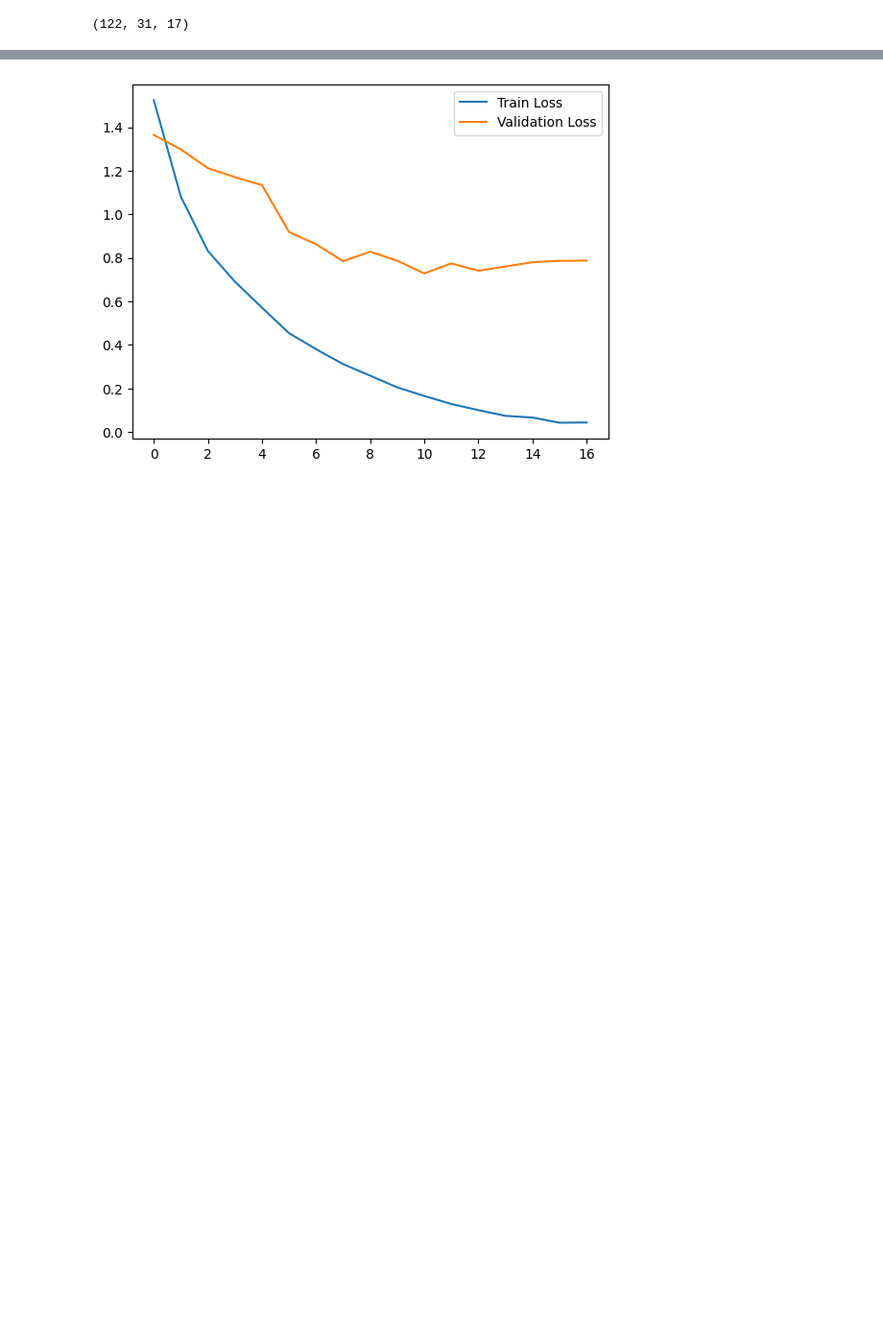
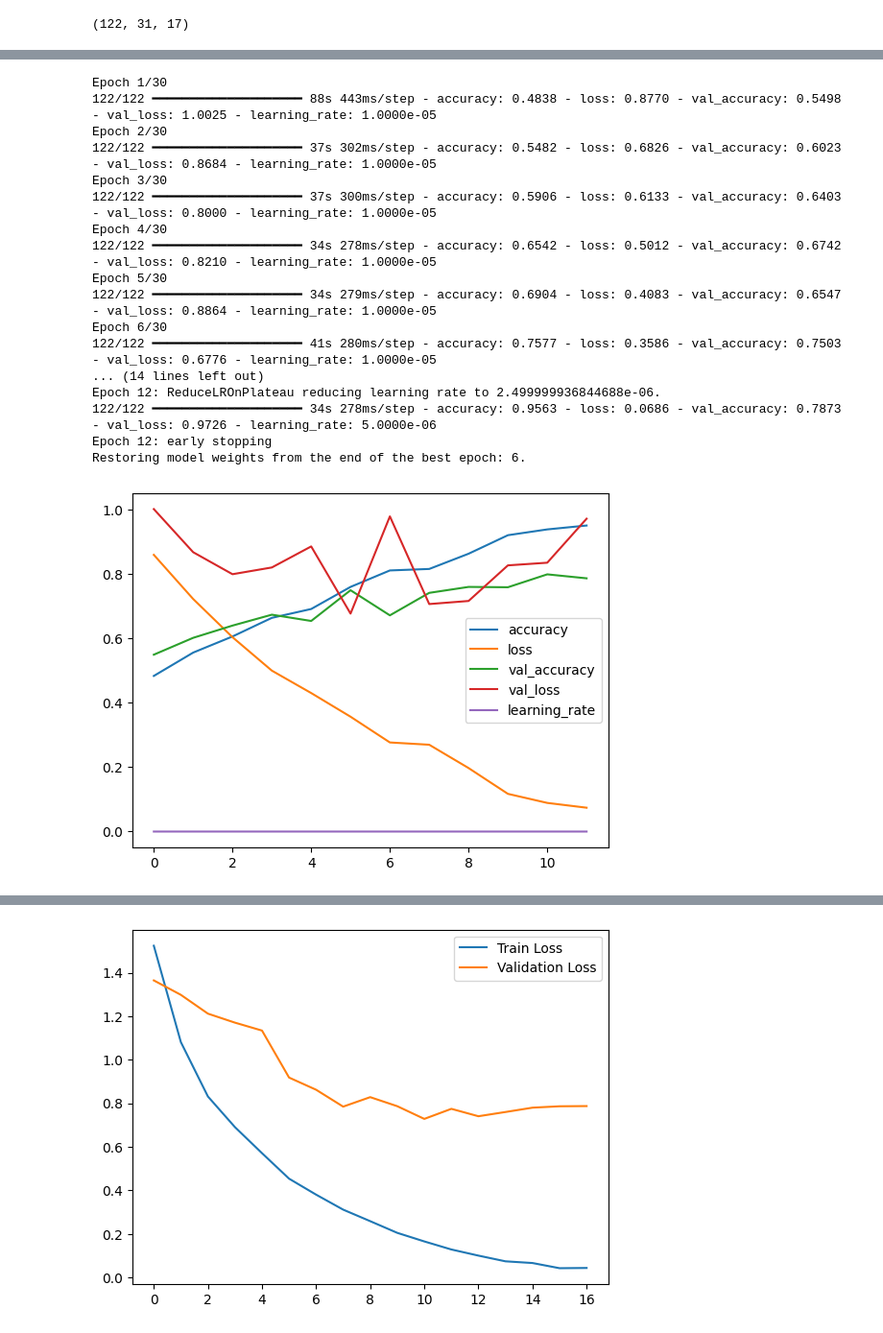
Before and after one commit to haeb98/DA36-mini3-hairwego, a Jupyter notebook: Haebin/ResNet50_class_weight_fine_tuned.ipynb, the cells around one changed output, grey strips where cells are left out. Shown at 96% size. Saved outputs shown, nothing was run; the diff lists cells and outputs as text; code cells hidden in the pictures; blank space fills up the shorter version.

```diff
--- a/Haebin/ResNet50_class_weight_fine_tuned.ipynb
+++ b/Haebin/ResNet50_class_weight_fine_tuned.ipynb
@@ -258,9 +260,13 @@ conv5_block3_2_conv : True
 # %%
+# @title 미세조정 1단계: 분류층 레이어만 학습
+
 from tensorflow.keras.callbacks import EarlyStopping, ReduceLROnPlateau
 from tensorflow.keras.optimizers import Adam
-# 모델체크포인트 콜백
-from tensorflow.keras.callbacks import ModelCheckpoint
 from sklearn.utils.class_weight import compute_class_weight
+
+# 특성추출층 freeze
+for layer in model.layers[:-5]:
+    layer.trainable = False
 
 # 모델 컴파일
 model.compile(
@@ -268,14 +274,6 @@ model.compile(
     optimizer =Adam(learning_rate=0.00001),
     metrics = ['accuracy']
 )
-
-# model_checkpoint_cb = ModelCheckpoint(
-#     filepath='./results/checkpoint.{epoch:02d}-{val_loss:.2f}.keras',
-#     save_weights_only=False, # 모델로 저장옵션
-#     save_best_only=True, # 이전 epoch보다 좋은 성능을 낸 경우만 저장
-#     monitor='val_loss',
-#     verbose=1
-# )
 
 early_stopping_cb = EarlyStopping(monitor='val_loss', patience=6, verbose=1, restore_best_weights=True)
 reduce_lr_on_plateau_cb = ReduceLROnPlateau(monitor='val_loss', patience=3, factor=0.5, verbose=1)
@@ -317,0 +329,64 @@ Restoring model weights from the end of the best epoch: 11.
+# %%
+# @title 미세조정 2단계: 특성추출층/분류층 레이어 모두 학습
+# - 특성추출층에 있는 BatchNormalization 학습 제외
+
+# 특성추출층 unfreeze
+for layer in model.layers:
+    if not isinstance(layer, layers.BatchNormalization):
+        layer.trainable = True
+
+# 모델 컴파일
+model.compile(
+    loss = 'sparse_categorical_crossentropy',
+    optimizer =Adam(learning_rate=0.00001),
+    metrics = ['accuracy']
+)
+
+
+early_stopping_cb = EarlyStopping(monitor='val_loss', patience=6, verbose=1, restore_best_weights=True)
+reduce_lr_on_plateau_cb = ReduceLROnPlateau(monitor='val_loss', patience=3, factor=0.5, verbose=1)
+
+
+# 클래스 불균형에 맞게 가중치 계산
+class_weights = compute_class_weight('balanced', classes=np.unique(tr_labels), y=tr_labels)
+
+# 계산된 class weights를 딕셔너리 형태로 변환
+class_weight_dict = dict(enumerate(class_weights))
+
+
+# 학습
+history = model.fit(
+    tr_seq,
+    epochs=30,
+    validation_data=val_seq,
+    callbacks=[early_stopping_cb, reduce_lr_on_plateau_cb],
+    class_weight=class_weight_dict  # 클래스 가중치를 학습에 반영)
+)
+
+
+# 학습결과 시각화
+pd.DataFrame(history.history).plot()
+plt.show()
+
+# 평가
+loss, accuracy = model.evaluate(test_seq)
+print(f'loss: {loss:.4f}, accuracy: {accuracy:.4f}')
+# %% [output]
+Epoch 1/30
+122/122 ━━━━━━━━━━━━━━━━━━━━ 88s 443ms/step - accuracy: 0.4838 - loss: 0.8770 - val_accuracy: 0.5498 - val_loss: 1.0025 - learning_rate: 1.0000e-05
+Epoch 2/30
+122/122 ━━━━━━━━━━━━━━━━━━━━ 37s 302ms/step - accuracy: 0.5482 - loss: 0.6826 - val_accuracy: 0.6023 - val_loss: 0.8684 - learning_rate: 1.0000e-05
+Epoch 3/30
+122/122 ━━━━━━━━━━━━━━━━━━━━ 37s 300ms/step - accuracy: 0.5906 - loss: 0.6133 - val_accuracy: 0.6403 - val_loss: 0.8000 - learning_rate: 1.0000e-05
+Epoch 4/30
+122/122 ━━━━━━━━━━━━━━━━━━━━ 34s 278ms/step - accuracy: 0.6542 - loss: 0.5012 - val_accuracy: 0.6742 - val_loss: 0.8210 - learning_rate: 1.0000e-05
+Epoch 5/30
+122/122 ━━━━━━━━━━━━━━━━━━━━ 34s 279ms/step - accuracy: 0.6904 - loss: 0.4083 - val_accuracy: 0.6547 - val_loss: 0.8864 - learning_rate: 1.0000e-05
+Epoch 6/30
+122/122 ━━━━━━━━━━━━━━━━━━━━ 41s 280ms/step - accuracy: 0.7577 - loss: 0.3586 - val_accuracy: 0.7503 - val_loss: 0.6776 - learning_rate: 1.0000e-05
+... (14 lines left out)
+Epoch 12: ReduceLROnPlateau reducing learning rate to 2.499999936844688e-06.
+122/122 ━━━━━━━━━━━━━━━━━━━━ 34s 278ms/step - accuracy: 0.9563 - loss: 0.0686 - val_accuracy: 0.7873 - val_loss: 0.9726 - learning_rate: 5.0000e-06
+Epoch 12: early stopping
+Restoring model weights from the end of the best epoch: 6.
+[figure, added]
```
Also changed, not shown: parts of 7 cells of this notebook, 2 other files.
